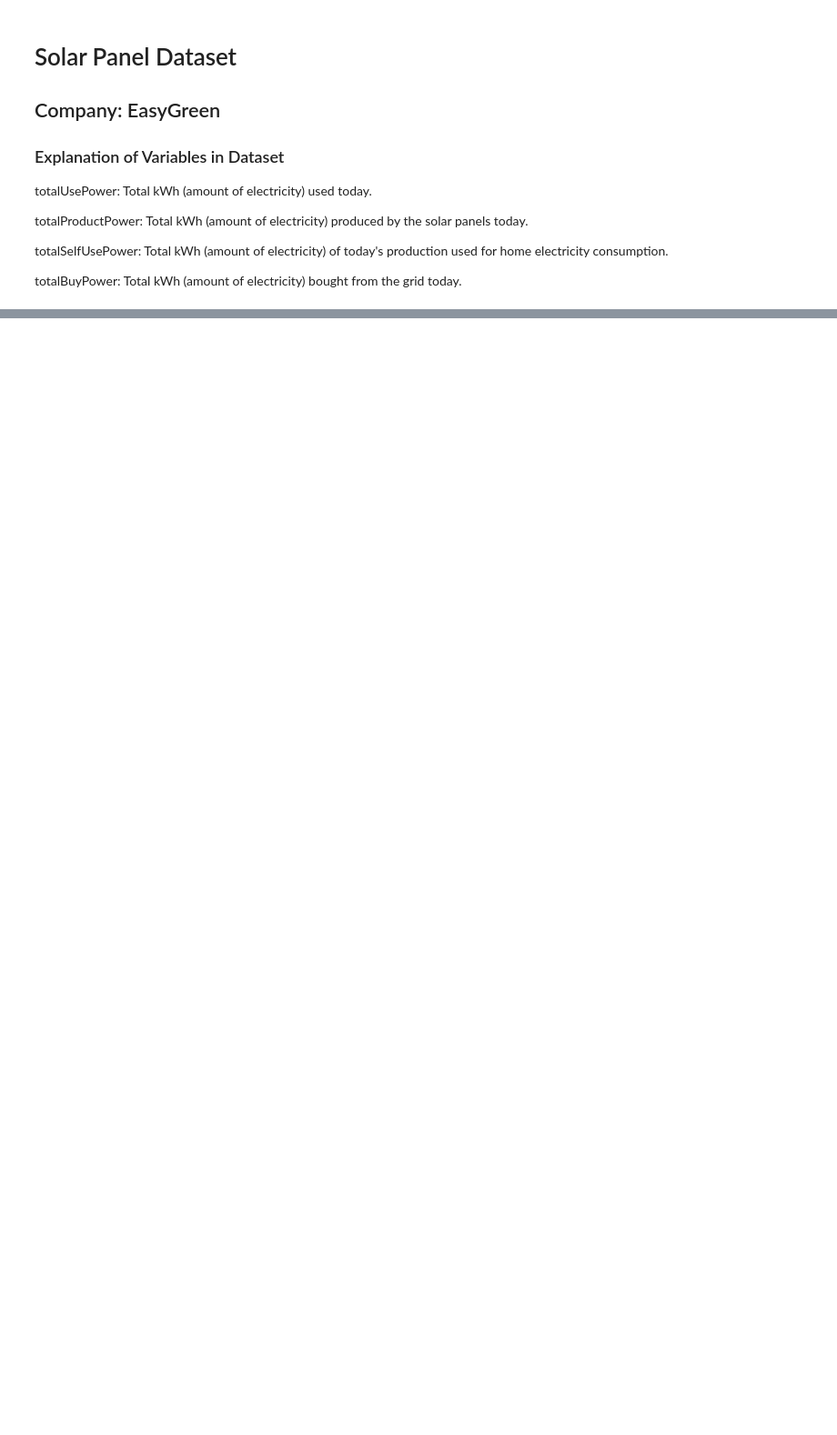
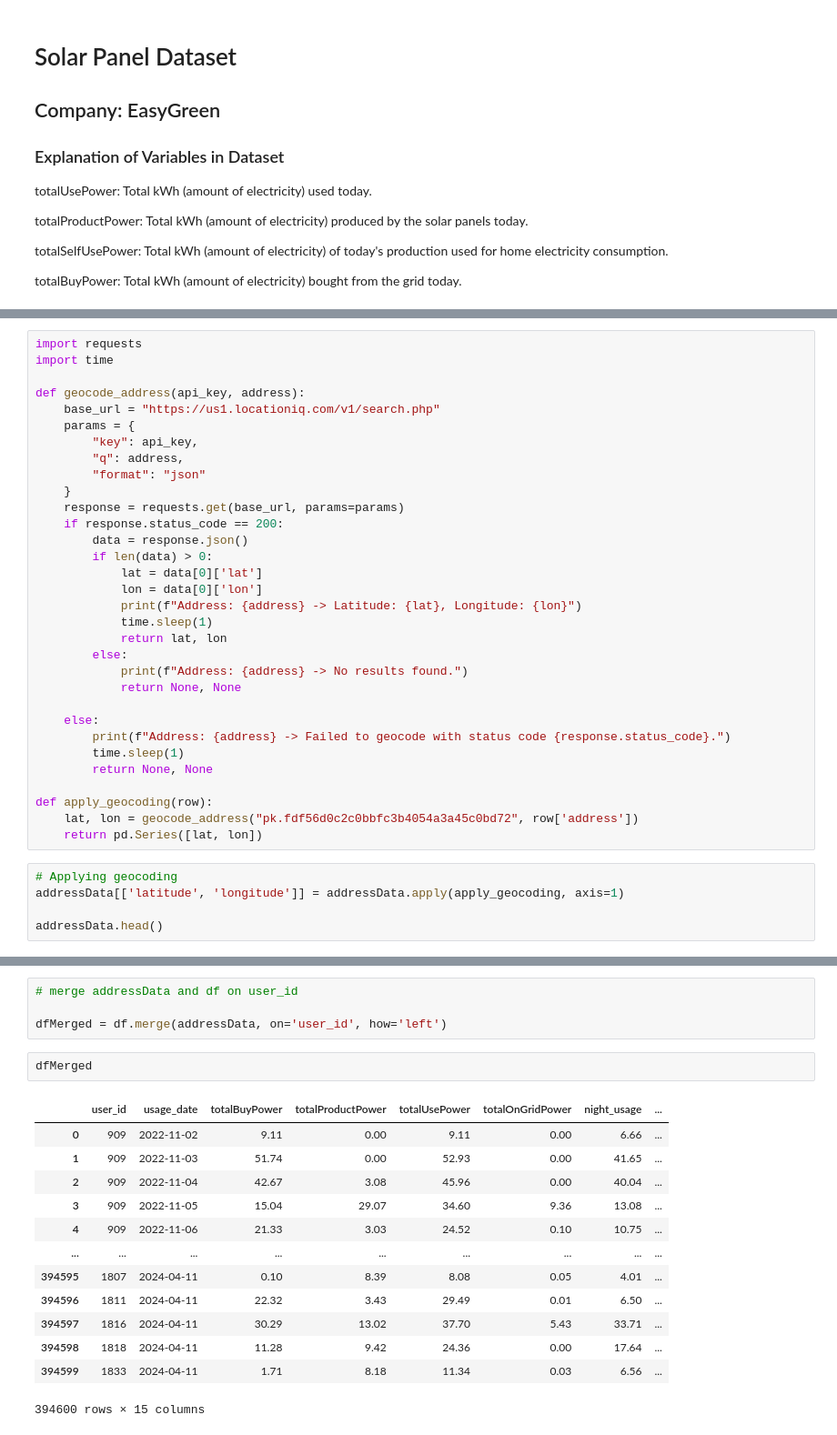
Before and after one commit to shakirmshaker/SocialDataGroup4, a Jupyter notebook: finalProjectDataset.ipynb, the cells around one changed output, grey strips where cells are left out. Shown at 91% size. Drawn from its saved outputs; the diff is of its cells as text; blank space fills up the shorter version.

```diff
--- a/finalProjectDataset.ipynb
+++ b/finalProjectDataset.ipynb
@@ -57,0 +59,37 @@ df.head(10)
+# %%
+import requests
+import time
+
+def geocode_address(api_key, address):
+    base_url = "https://us1.locationiq.com/v1/search.php"
+    params = {
+        "key": api_key,
+        "q": address,
+        "format": "json"
+    }
+    response = requests.get(base_url, params=params)
+    if response.status_code == 200:
+        data = response.json()
+        if len(data) > 0:
+            lat = data[0]['lat']
+            lon = data[0]['lon']
+            print(f"Address: {address} -> Latitude: {lat}, Longitude: {lon}")
+            time.sleep(1)
+            return lat, lon
+        else:
+            print(f"Address: {address} -> No results found.")
+            return None, None
+
+    else:
+        print(f"Address: {address} -> Failed to geocode with status code {response.status_code}.")
+        time.sleep(1)
+        return None, None
+
+def apply_geocoding(row):
+    lat, lon = geocode_address("pk.fdf56d0c2c0bbfc3b4054a3a45c0bd72", row['address'])
+    return pd.Series([lat, lon])
+# %%
+# Applying geocoding
+addressData[['latitude', 'longitude']] = addressData.apply(apply_geocoding, axis=1)
+
+addressData.head()
@@ -57,0 +122,20 @@ df.head(10)
+# %%
+# merge addressData and df on user_id
+
+dfMerged = df.merge(addressData, on='user_id', how='left')
+# %%
+dfMerged
+# %% [output]
+|  | user_id | usage_date | totalBuyPower | totalProductPower | totalUsePower | totalOnGridPower | night_usage | ... |
+| 0 | 909 | 2022-11-02 | 9.11 | 0.00 | 9.11 | 0.00 | 6.66 | ... |
+| 1 | 909 | 2022-11-03 | 51.74 | 0.00 | 52.93 | 0.00 | 41.65 | ... |
+| 2 | 909 | 2022-11-04 | 42.67 | 3.08 | 45.96 | 0.00 | 40.04 | ... |
+| 3 | 909 | 2022-11-05 | 15.04 | 29.07 | 34.60 | 9.36 | 13.08 | ... |
+| 4 | 909 | 2022-11-06 | 21.33 | 3.03 | 24.52 | 0.10 | 10.75 | ... |
+| ... | ... | ... | ... | ... | ... | ... | ... | ... |
+| 394595 | 1807 | 2024-04-11 | 0.10 | 8.39 | 8.08 | 0.05 | 4.01 | ... |
+| 394596 | 1811 | 2024-04-11 | 22.32 | 3.43 | 29.49 | 0.01 | 6.50 | ... |
+| 394597 | 1816 | 2024-04-11 | 30.29 | 13.02 | 37.70 | 5.43 | 33.71 | ... |
+| 394598 | 1818 | 2024-04-11 | 11.28 | 9.42 | 24.36 | 0.00 | 17.64 | ... |
+| 394599 | 1833 | 2024-04-11 | 1.71 | 8.18 | 11.34 | 0.03 | 6.56 | ... |
+394600 rows × 15 columns
```
Also changed, not shown: parts of 6 cells of this notebook.
